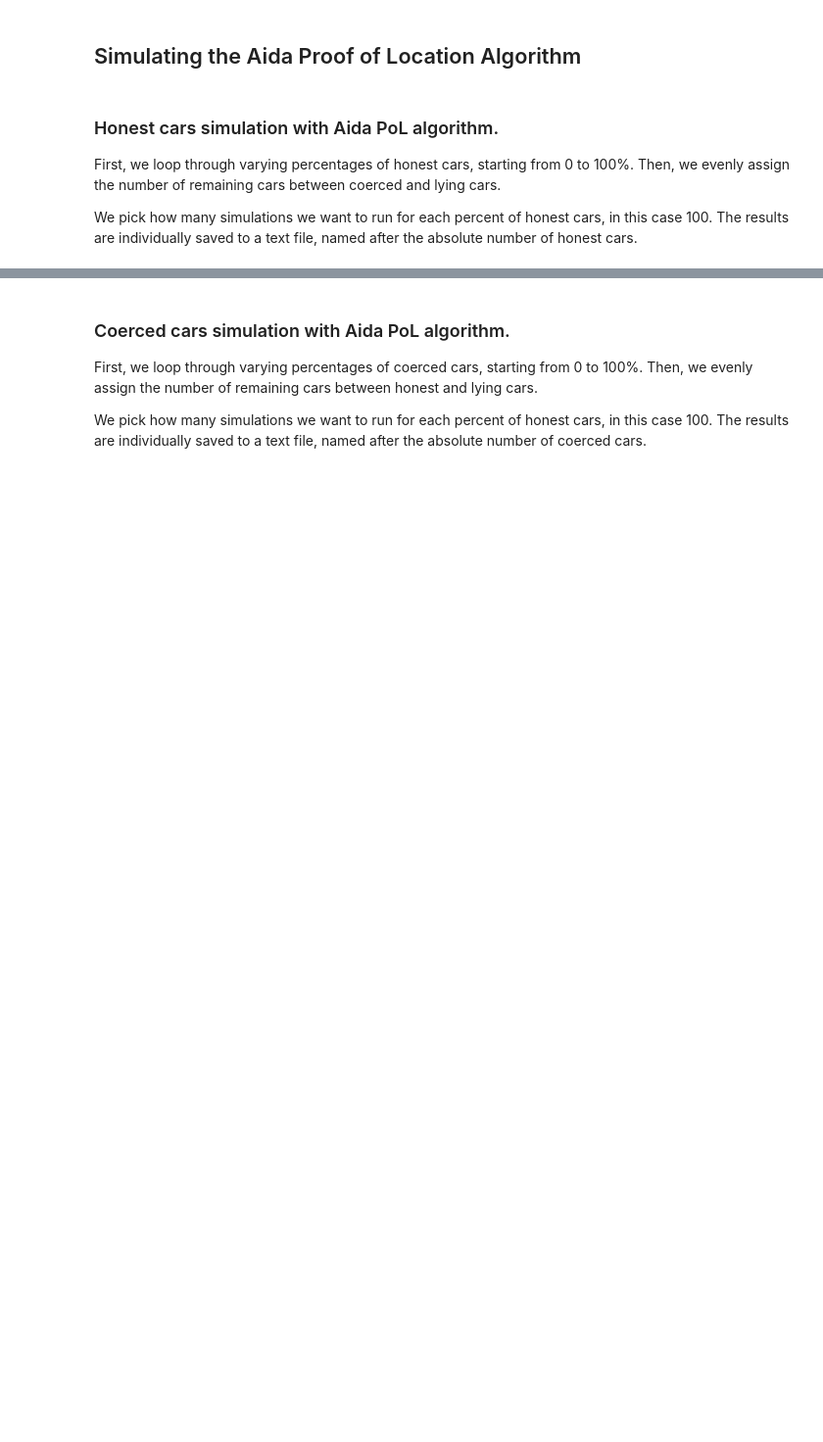
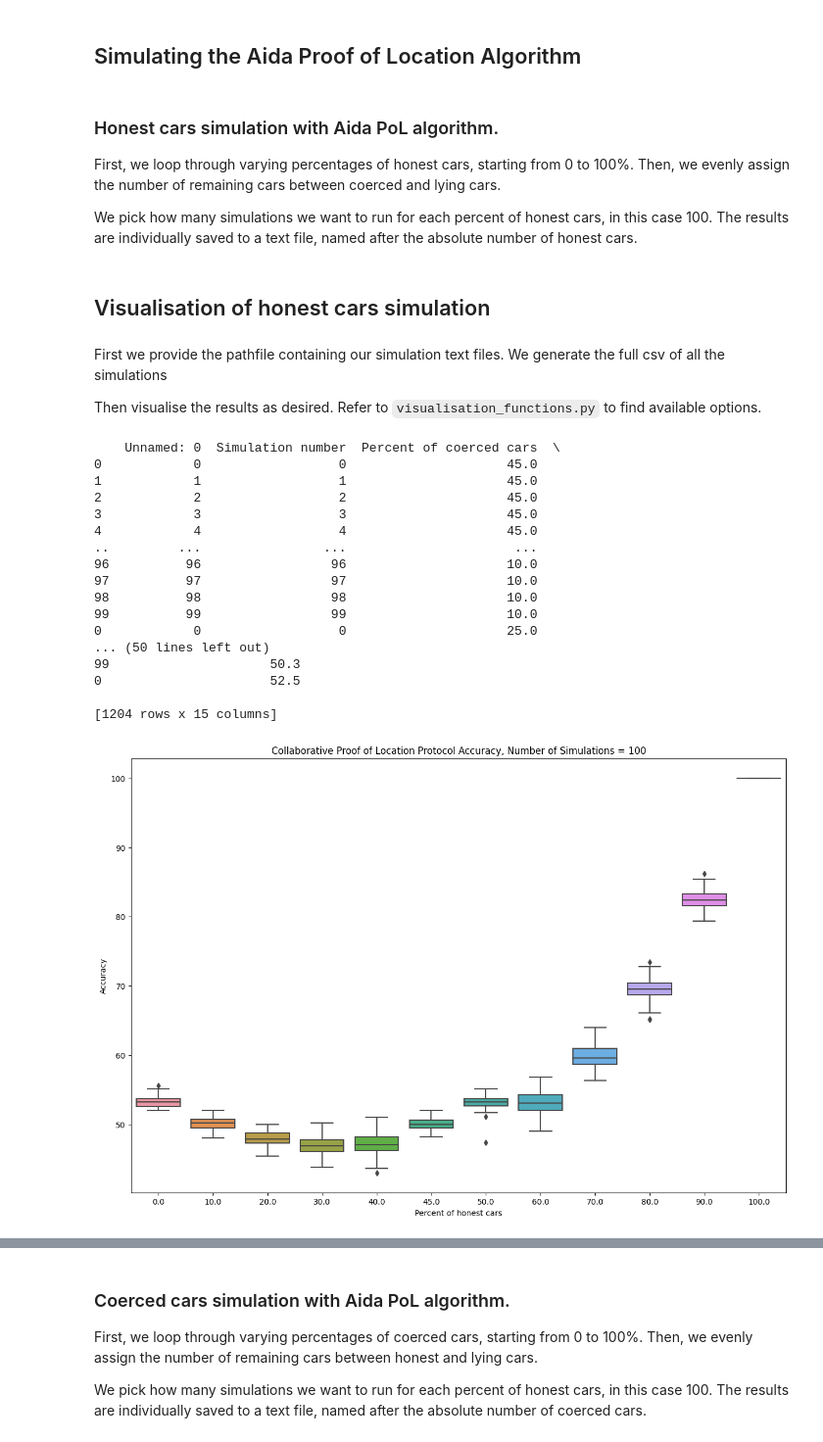
Before and after one commit to aidamanzano/Proof-of-Location, a Jupyter notebook: final_simulation_generator.ipynb, the cells around one changed output, grey strips where cells are left out. Shown at 98% size. Drawn from its saved outputs; the diff is of its cells as text; code cells hidden in the pictures; blank space fills up the shorter version.

```diff
--- a/final_simulation_generator.ipynb
+++ b/final_simulation_generator.ipynb
@@ -30,3 +31,37 @@ for percent in range(0, 110, 10):
     f=open("honest_cars_simulation_pathfiles.txt", "a+")
     f.write(sim_pathfile+'\n')
     f.close()
+# %% [markdown]
+## Visualisation of honest cars simulation
+# %% [markdown]
+First we provide the pathfile containing our simulation text files.
+We generate the full csv of all the simulations
+
+Then visualise the results as desired.
+Refer to `visualisation_functions.py` to find available options.
+# %%
+directory_pathfile = '/Users/amm3117/Desktop/Proof-of-Location/Proof-of-Location/Percent of honest cars/'
+sim.full_csv(directory_pathfile)
+
+v.simulation_box_plots('Collaborative ', 100, directory_pathfile+'full_data.csv', 'Percent of honest cars', 'Accuracy')
+v.subplots('Collaborative ', directory_pathfile, 100, 'Percent of honest cars')
+#v.simulation_violin_plots('Collaborative ', 100, directory_pathfile+'full_data.csv', 'Percent of honest cars', 'Accuracy')
+# %% [output]
+    Unnamed: 0  Simulation number  Percent of coerced cars  \
+0            0                  0                     45.0
+1            1                  1                     45.0
+2            2                  2                     45.0
+3            3                  3                     45.0
+4            4                  4                     45.0
+..         ...                ...                      ...
+96          96                 96                     10.0
+97          97                 97                     10.0
+98          98                 98                     10.0
+99          99                 99                     10.0
+0            0                  0                     25.0
+... (50 lines left out)
+99                     50.3
+0                      52.5
+
+[1204 rows x 15 columns]
+[figure, added]
```
Also changed, not shown: parts of 20 cells of this notebook.
